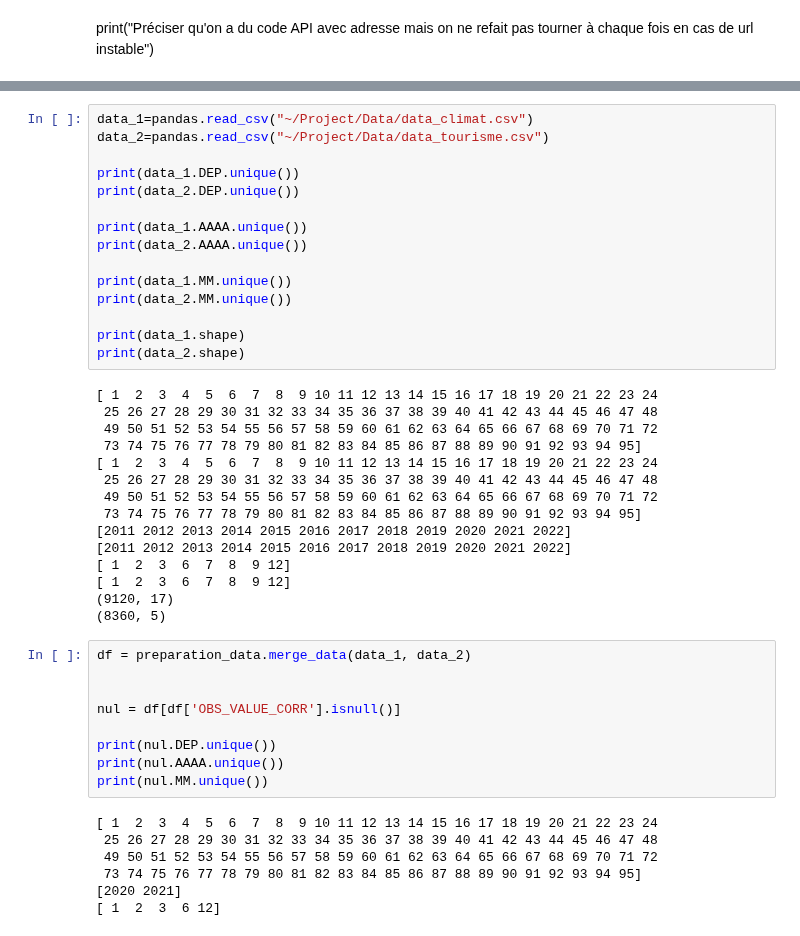
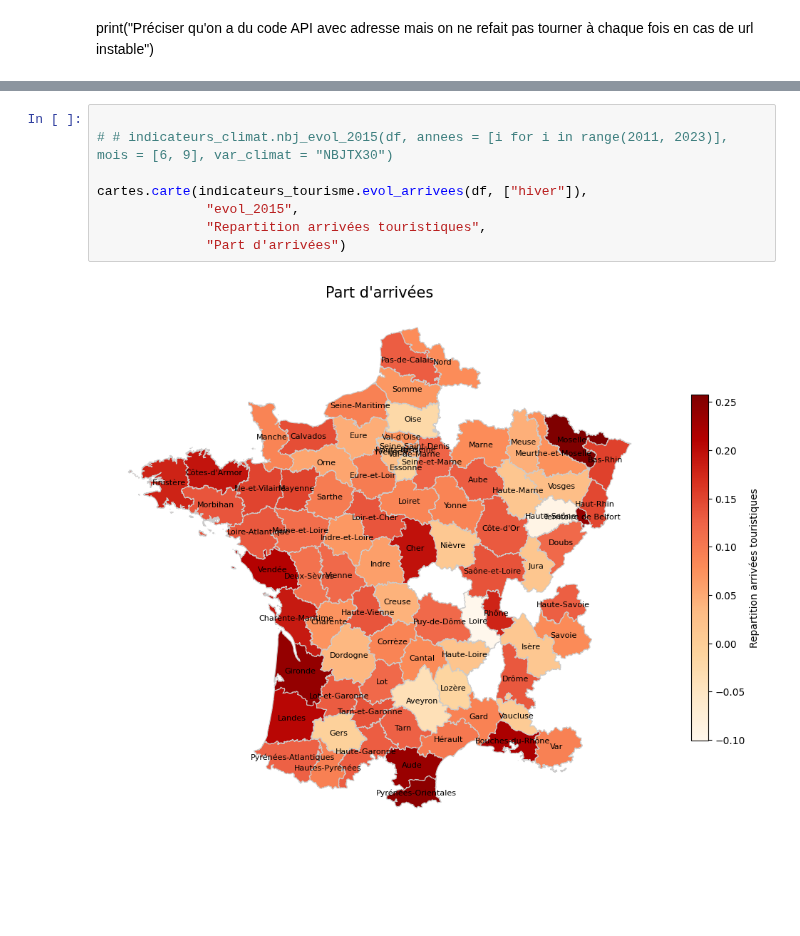
Before and after one commit to Manonchvllr/Project, a Jupyter notebook: src/rapport.ipynb, the cells around one changed output, grey strips where cells are left out. Saved outputs shown, nothing was run; the diff lists cells and outputs as text; blank space fills up the shorter version.

Commit message:
fonctions indicateurs et cartes

```diff
--- a/src/rapport.ipynb
+++ b/src/rapport.ipynb
@@ -6,46 +20,10 @@ import pandas
-# %%
-data_1=pandas.read_csv("~/Project/Data/data_climat.csv")
-data_2=pandas.read_csv("~/Project/Data/data_tourisme.csv")
-
-print(data_1.DEP.unique())
-print(data_2.DEP.unique())
-
-print(data_1.AAAA.unique())
-print(data_2.AAAA.unique())
-
-print(data_1.MM.unique())
-print(data_2.MM.unique())
-
-print(data_1.shape)
-print(data_2.shape)
-# %% [output]
-[ 1  2  3  4  5  6  7  8  9 10 11 12 13 14 15 16 17 18 19 20 21 22 23 24
- 25 26 27 28 29 30 31 32 33 34 35 36 37 38 39 40 41 42 43 44 45 46 47 48
- 49 50 51 52 53 54 55 56 57 58 59 60 61 62 63 64 65 66 67 68 69 70 71 72
- 73 74 75 76 77 78 79 80 81 82 83 84 85 86 87 88 89 90 91 92 93 94 95]
-[ 1  2  3  4  5  6  7  8  9 10 11 12 13 14 15 16 17 18 19 20 21 22 23 24
- 25 26 27 28 29 30 31 32 33 34 35 36 37 38 39 40 41 42 43 44 45 46 47 48
- 49 50 51 52 53 54 55 56 57 58 59 60 61 62 63 64 65 66 67 68 69 70 71 72
- 73 74 75 76 77 78 79 80 81 82 83 84 85 86 87 88 89 90 91 92 93 94 95]
-[2011 2012 2013 2014 2015 2016 2017 2018 2019 2020 2021 2022]
-[2011 2012 2013 2014 2015 2016 2017 2018 2019 2020 2021 2022]
-[ 1  2  3  6  7  8  9 12]
-[ 1  2  3  6  7  8  9 12]
-(9120, 17)
-(8360, 5)
-# %%
-df = preparation_data.merge_data(data_1, data_2)
-
-
-nul = df[df['OBS_VALUE_CORR'].isnull()]
-
-print(nul.DEP.unique())
-print(nul.AAAA.unique())
-print(nul.MM.unique())
-# %% [output]
-[ 1  2  3  4  5  6  7  8  9 10 11 12 13 14 15 16 17 18 19 20 21 22 23 24
- 25 26 27 28 29 30 31 32 33 34 35 36 37 38 39 40 41 42 43 44 45 46 47 48
- 49 50 51 52 53 54 55 56 57 58 59 60 61 62 63 64 65 66 67 68 69 70 71 72
- 73 74 75 76 77 78 79 80 81 82 83 84 85 86 87 88 89 90 91 92 93 94 95]
-[2020 2021]
-[ 1  2  3  6 12]
+# %%
+
+# # indicateurs_climat.nbj_evol_2015(df, annees = [i for i in range(2011, 2023)], mois = [6, 9], var_climat = "NBJTX30")
+
+cartes.carte(indicateurs_tourisme.evol_arrivees(df, ["hiver"]),
+              "evol_2015",
+              "Repartition arrivées touristiques",
+              "Part d'arrivées")
+# %% [output]
+[figure, added]
```
Also changed, not shown: parts of 4 cells of this notebook, 5 other files.
